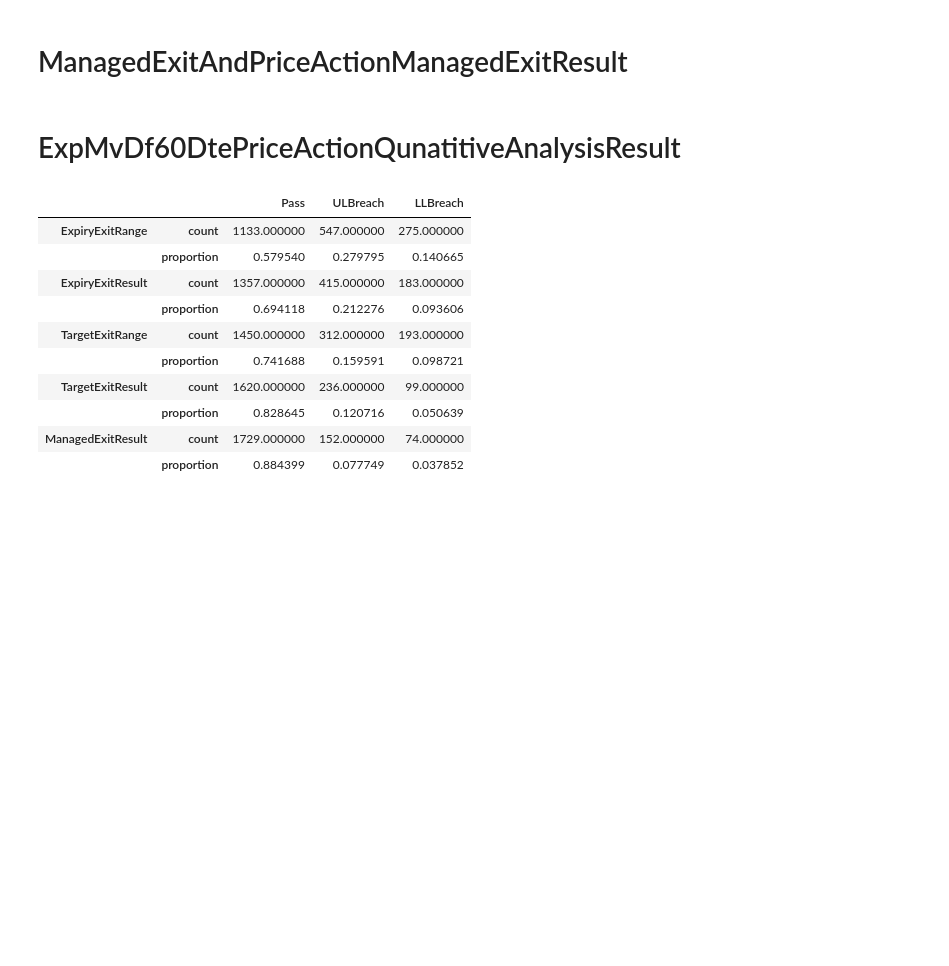
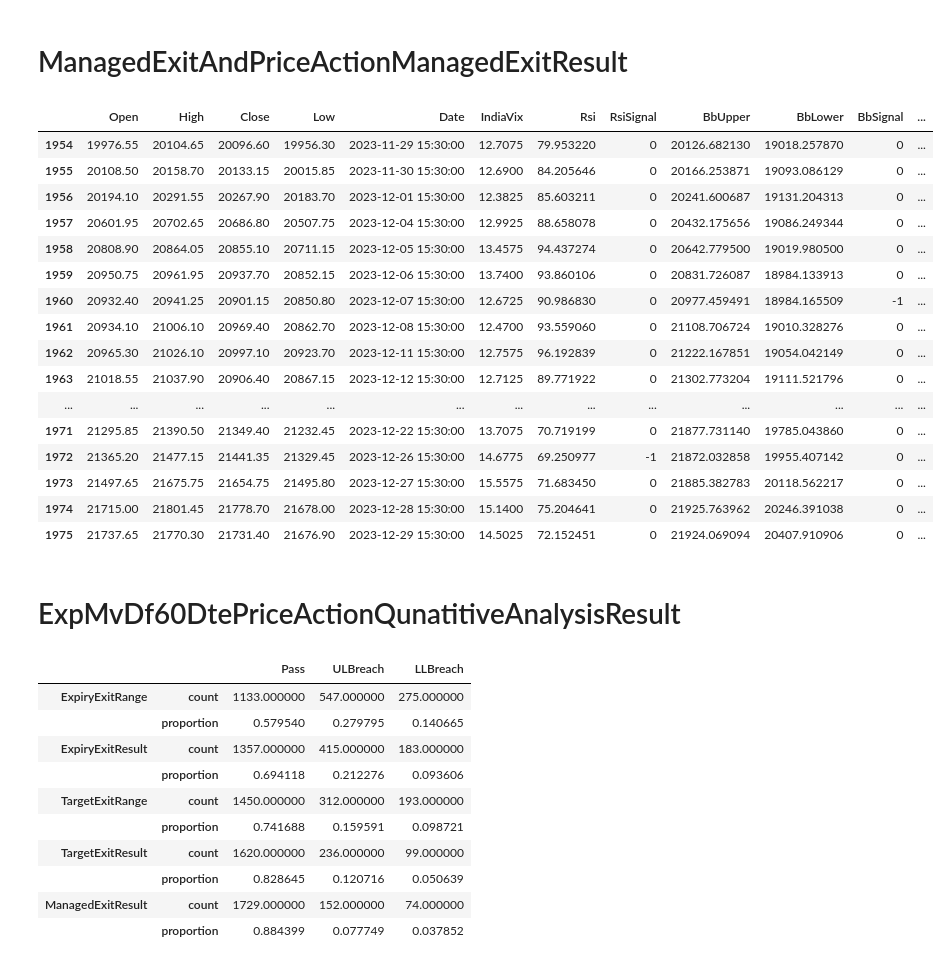
Before and after one commit to shankar58989/NiftyOptionsStrategyExperiment, a Jupyter notebook: notebooks/NSEDataNiftyExpMv60Dte.ipynb, the cells around one changed output. Cells and saved outputs as stored; diff of their text form; code cells hidden in the pictures; blank space fills up the shorter version.

```diff
--- a/notebooks/NSEDataNiftyExpMv60Dte.ipynb
+++ b/notebooks/NSEDataNiftyExpMv60Dte.ipynb
@@ -604,11 +638,9 @@ def PriceActionTargetExitRangeAndTargetExitResult(Df):
             logging.info("DteUL:" + str(UpperLimit))
 
             # Set the start and end dates
-            # StartDate = Df.loc[IndexDf, "Date"]
-            StartDate = RowDf["Date"]
+            StartDate = Df.loc[IndexDf, "Date"]
             logging.info("StartDate:" + str(StartDate))
-            # EndDate = Df.loc[IndexDf, "TargetExit"]
-            EndDate = RowDf["TargetExit"]
+            EndDate = Df.loc[IndexDf, "TargetExit"]
             logging.info("EndDate:" + str(EndDate))
 
             DateMask = (Df["Date"] >= StartDate) & (Df["Date"] <= EndDate)
@@ -633,7 +665,7 @@ def PriceActionTargetExitRangeAndTargetExitResult(Df):
                 logging.info(f"EndDate in Null:{IndexDf}")
                 Df.loc[IndexDf, "TargetExitRange"] = np.nan
                 logging.info(
-                    "TargetExitRange:" + str(Df.loc[IndexDfDf, "TargetExitRange"])
+                    "TargetExitRange:" + str(Df.loc[IndexDf, "TargetExitRange"])
                 )
 
             elif NoOfRowsMaskTrue == NoOfDaysInRange:
@@ -820,11 +866,9 @@ def ManagedExitAndPriceActionManagedExitResult(Df):
             ):
                 logging.info("TargetExitResult:" + str(RowDf["TargetExitResult"]))
 
-                # StartDate = Df.loc[IndexDf, "TargetExit"]
-                StartDate = RowDf["TargetExit"]
+                StartDate = Df.loc[IndexDf, "TargetExit"]
                 logging.info("StartDate:" + str(StartDate))
-                # EndDate = Df.loc[IndexDf, "ExpiryExit"]
-                EndDate = RowDf["ExpiryExit"]
+                EndDate = Df.loc[IndexDf, "ExpiryExit"]
                 logging.info("EndDate:" + str(EndDate))
 
                 # Set the lower and upper limits
@@ -893,3 +935,23 @@ logging.info("*" * 15)
+# %%
+ExpMvDf[1954:]
+# %% [output]
+|  | Open | High | Close | Low | Date | IndiaVix | Rsi | RsiSignal | BbUpper | BbLower | BbSignal | ... |
+| 1954 | 19976.55 | 20104.65 | 20096.60 | 19956.30 | 2023-11-29 15:30:00 | 12.7075 | 79.953220 | 0 | 20126.682130 | 19018.257870 | 0 | ... |
+| 1955 | 20108.50 | 20158.70 | 20133.15 | 20015.85 | 2023-11-30 15:30:00 | 12.6900 | 84.205646 | 0 | 20166.253871 | 19093.086129 | 0 | ... |
+| 1956 | 20194.10 | 20291.55 | 20267.90 | 20183.70 | 2023-12-01 15:30:00 | 12.3825 | 85.603211 | 0 | 20241.600687 | 19131.204313 | 0 | ... |
+| 1957 | 20601.95 | 20702.65 | 20686.80 | 20507.75 | 2023-12-04 15:30:00 | 12.9925 | 88.658078 | 0 | 20432.175656 | 19086.249344 | 0 | ... |
+| 1958 | 20808.90 | 20864.05 | 20855.10 | 20711.15 | 2023-12-05 15:30:00 | 13.4575 | 94.437274 | 0 | 20642.779500 | 19019.980500 | 0 | ... |
+| 1959 | 20950.75 | 20961.95 | 20937.70 | 20852.15 | 2023-12-06 15:30:00 | 13.7400 | 93.860106 | 0 | 20831.726087 | 18984.133913 | 0 | ... |
+| 1960 | 20932.40 | 20941.25 | 20901.15 | 20850.80 | 2023-12-07 15:30:00 | 12.6725 | 90.986830 | 0 | 20977.459491 | 18984.165509 | -1 | ... |
+| 1961 | 20934.10 | 21006.10 | 20969.40 | 20862.70 | 2023-12-08 15:30:00 | 12.4700 | 93.559060 | 0 | 21108.706724 | 19010.328276 | 0 | ... |
+| 1962 | 20965.30 | 21026.10 | 20997.10 | 20923.70 | 2023-12-11 15:30:00 | 12.7575 | 96.192839 | 0 | 21222.167851 | 19054.042149 | 0 | ... |
+| 1963 | 21018.55 | 21037.90 | 20906.40 | 20867.15 | 2023-12-12 15:30:00 | 12.7125 | 89.771922 | 0 | 21302.773204 | 19111.521796 | 0 | ... |
+| ... | ... | ... | ... | ... | ... | ... | ... | ... | ... | ... | ... | ... |
+| 1971 | 21295.85 | 21390.50 | 21349.40 | 21232.45 | 2023-12-22 15:30:00 | 13.7075 | 70.719199 | 0 | 21877.731140 | 19785.043860 | 0 | ... |
+| 1972 | 21365.20 | 21477.15 | 21441.35 | 21329.45 | 2023-12-26 15:30:00 | 14.6775 | 69.250977 | -1 | 21872.032858 | 19955.407142 | 0 | ... |
+| 1973 | 21497.65 | 21675.75 | 21654.75 | 21495.80 | 2023-12-27 15:30:00 | 15.5575 | 71.683450 | 0 | 21885.382783 | 20118.562217 | 0 | ... |
+| 1974 | 21715.00 | 21801.45 | 21778.70 | 21678.00 | 2023-12-28 15:30:00 | 15.1400 | 75.204641 | 0 | 21925.763962 | 20246.391038 | 0 | ... |
+| 1975 | 21737.65 | 21770.30 | 21731.40 | 21676.90 | 2023-12-29 15:30:00 | 14.5025 | 72.152451 | 0 | 21924.069094 | 20407.910906 | 0 | ... |
 # %% [markdown]
 # ExpMvDf60DtePriceActionQunatitiveAnalysisResult
 # %%
```
Also changed, not shown: parts of 7 cells of this notebook.
